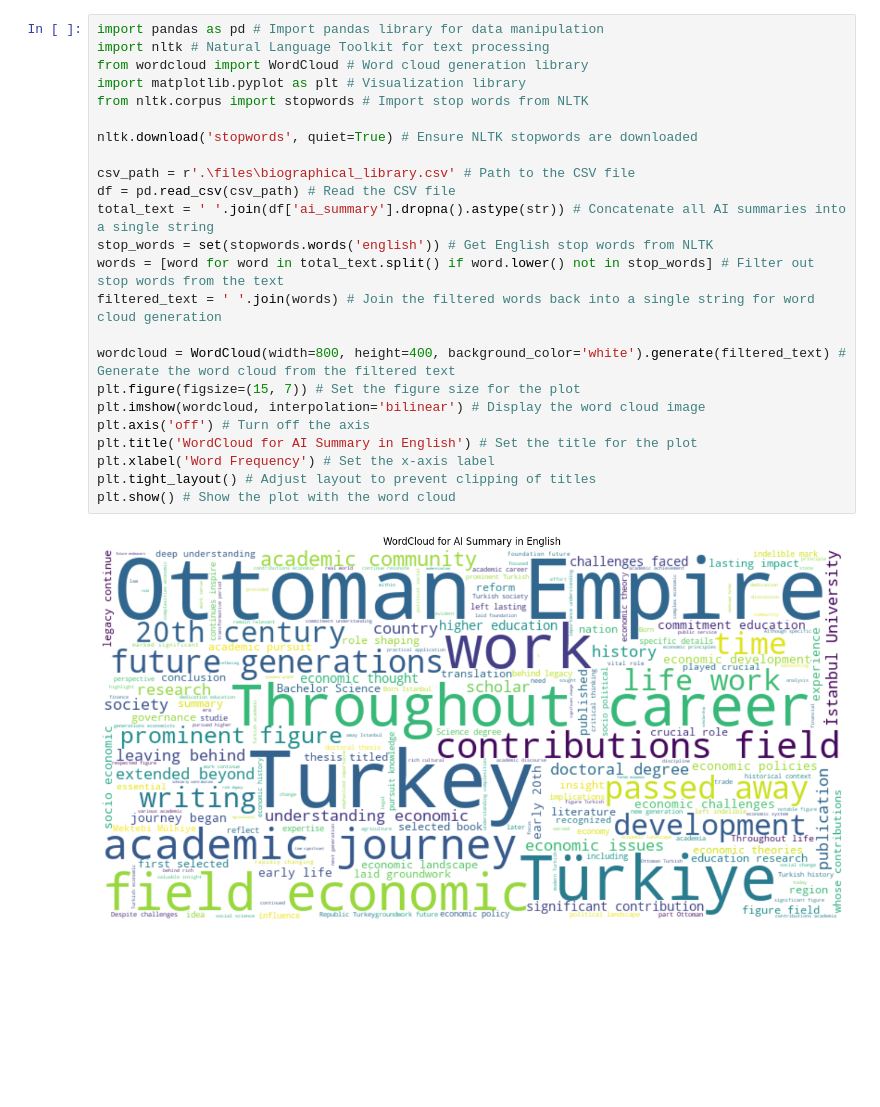
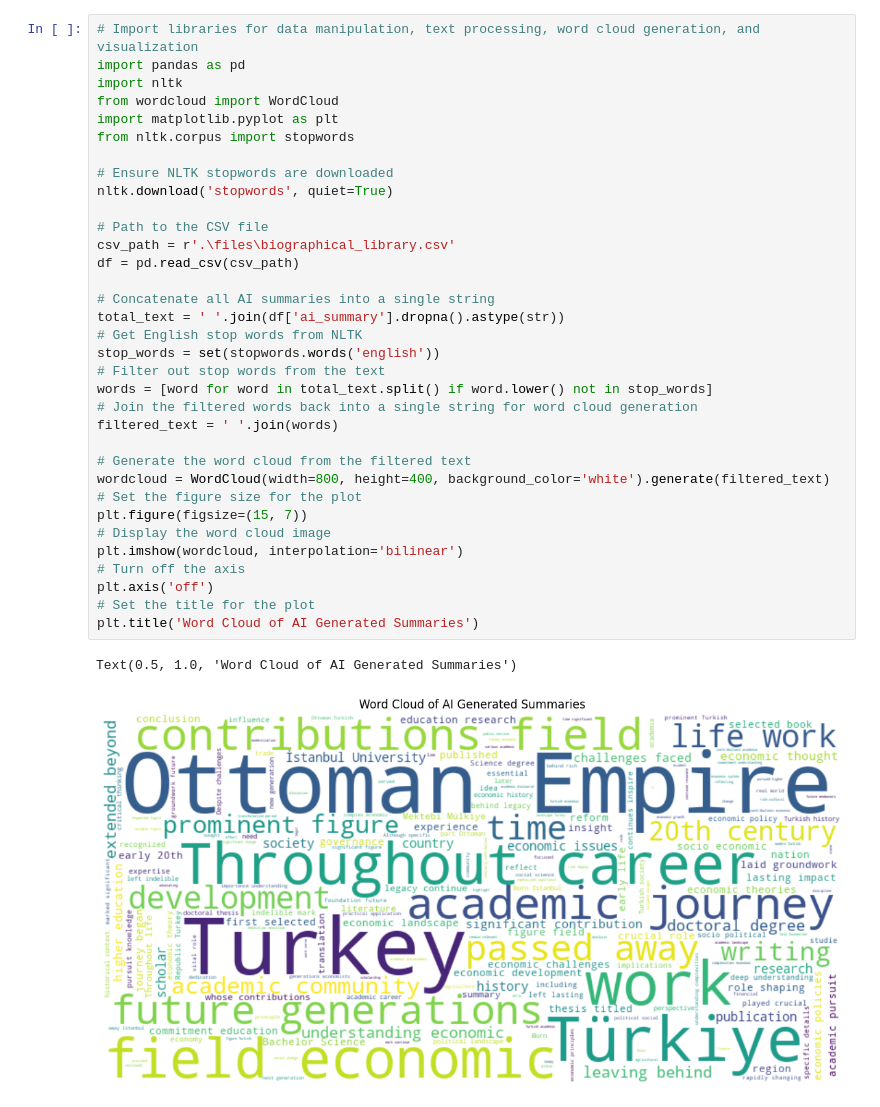
Before and after one commit to sekerefe/TRPolEcon_Public, a Jupyter notebook: ai_word_cloud.ipynb, the cells around one changed output. Cells and saved outputs as stored; diff of their text form; blank space fills up the shorter version.

Commit message:
wordcloud

```diff
--- a/ai_word_cloud.ipynb
+++ b/ai_word_cloud.ipynb
@@ -1,26 +8,37 @@
 # %%
-import pandas as pd # Import pandas library for data manipulation
-import nltk # Natural Language Toolkit for text processing
-from wordcloud import WordCloud # Word cloud generation library
-import matplotlib.pyplot as plt # Visualization library
-from nltk.corpus import stopwords # Import stop words from NLTK
+# Import libraries for data manipulation, text processing, word cloud generation, and visualization
+import pandas as pd
+import nltk
+from wordcloud import WordCloud
+import matplotlib.pyplot as plt
+from nltk.corpus import stopwords
 
-nltk.download('stopwords', quiet=True) # Ensure NLTK stopwords are downloaded
+# Ensure NLTK stopwords are downloaded
+nltk.download('stopwords', quiet=True)
 
-csv_path = r'.\files\biographical_library.csv' # Path to the CSV file
-df = pd.read_csv(csv_path) # Read the CSV file
-total_text = ' '.join(df['ai_summary'].dropna().astype(str)) # Concatenate all AI summaries into a single string
-stop_words = set(stopwords.words('english')) # Get English stop words from NLTK
-words = [word for word in total_text.split() if word.lower() not in stop_words] # Filter out stop words from the text
-filtered_text = ' '.join(words) # Join the filtered words back into a single string for word cloud generation
+# Path to the CSV file
+csv_path = r'.\files\biographical_library.csv'
+df = pd.read_csv(csv_path)
 
-wordcloud = WordCloud(width=800, height=400, background_color='white').generate(filtered_text) # Generate the word cloud from the filtered text
-plt.figure(figsize=(15, 7)) # Set the figure size for the plot
-plt.imshow(wordcloud, interpolation='bilinear') # Display the word cloud image
-plt.axis('off') # Turn off the axis
-plt.title('WordCloud for AI Summary in English') # Set the title for the plot
-plt.xlabel('Word Frequency') # Set the x-axis label
-plt.tight_layout() # Adjust layout to prevent clipping of titles
-plt.show() # Show the plot with the word cloud
+# Concatenate all AI summaries into a single string
+total_text = ' '.join(df['ai_summary'].dropna().astype(str))
+# Get English stop words from NLTK
+stop_words = set(stopwords.words('english'))
+# Filter out stop words from the text
+words = [word for word in total_text.split() if word.lower() not in stop_words]
+# Join the filtered words back into a single string for word cloud generation
+filtered_text = ' '.join(words)
+
+# Generate the word cloud from the filtered text
+wordcloud = WordCloud(width=800, height=400, background_color='white').generate(filtered_text)
+# Set the figure size for the plot
+plt.figure(figsize=(15, 7))
+# Display the word cloud image
+plt.imshow(wordcloud, interpolation='bilinear')
+# Turn off the axis
+plt.axis('off')
+# Set the title for the plot
+plt.title('Word Cloud of AI Generated Summaries')
 # %% [output]
+Text(0.5, 1.0, 'Word Cloud of AI Generated Summaries')
-[figure, old version]
+[figure, new version]
```
Also changed, not shown: parts of 1 cell of this notebook.
